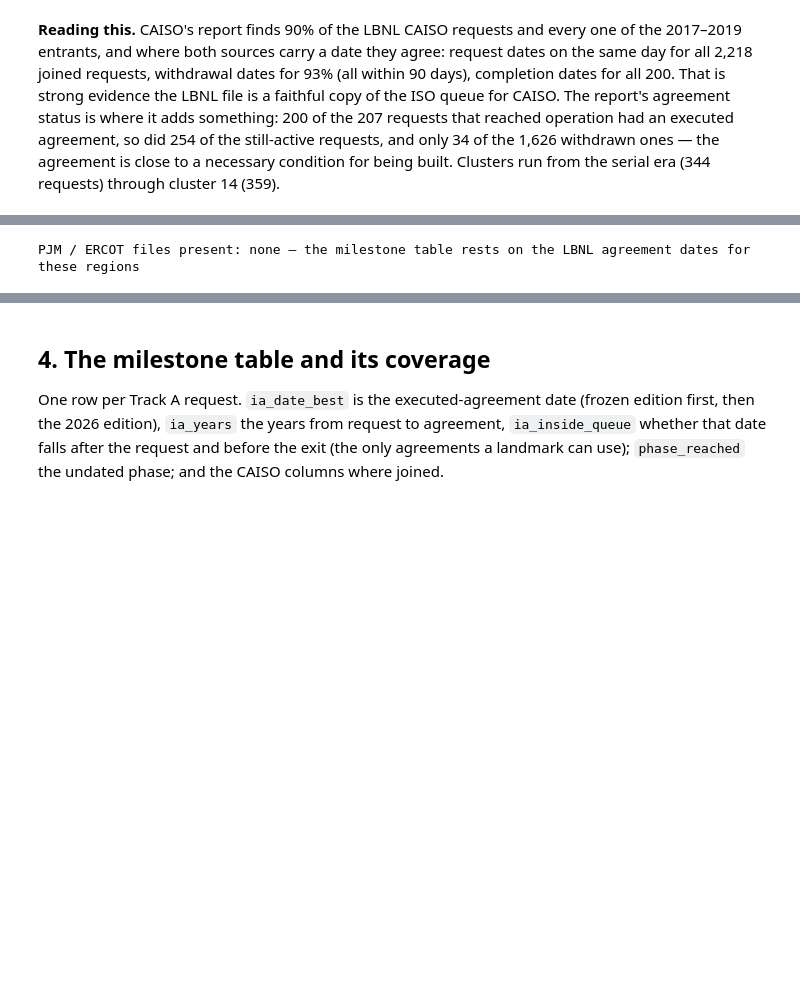
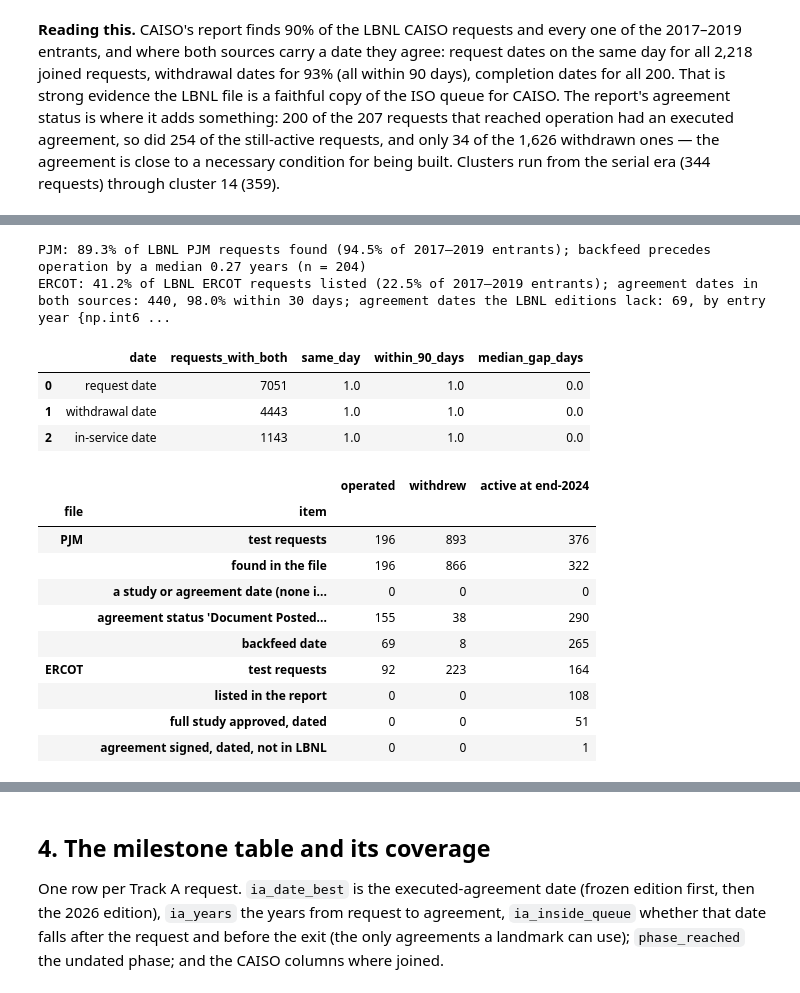
Before and after one commit to alanmossinger/Capstone, a Jupyter notebook: notebooks/13_iso_queue_files.ipynb, the cells around one changed output, grey strips where cells are left out. Drawn from its saved outputs; the diff is of its cells as text; code cells hidden in the pictures; blank space fills up the shorter version.

```diff
--- a/notebooks/13_iso_queue_files.ipynb
+++ b/notebooks/13_iso_queue_files.ipynb
@@ -173,5 +169,77 @@ Any `pjm_*.xlsx` or `ercot_*.xlsx` placed in `data/raw/iso/` is listed here; non
 # %%
-pending = sorted(p.name for p in RAW_ISO.glob("pjm_*")) + sorted(p.name for p in RAW_ISO.glob("ercot_*"))
-print("PJM / ERCOT files present:", pending if pending else "none — the milestone table rests on the LBNL agreement dates for these regions")
+from src import iso_files
+
+for name in ["pjm_queue_2026-10-07.xml", "ercot_gis_2026-10-07.xlsx"]:
+    assert recorded[name] == hashlib.sha256((RAW_ISO / name).read_bytes()).hexdigest(), f"{name} is not the file recorded in SHA256.txt"
+pjm = iso_files.read_pjm_queue(RAW_ISO / "pjm_queue_2026-10-07.xml")
+ercot = iso_files.read_ercot_gis(RAW_ISO / "ercot_gis_2026-10-07.xlsx")
+test_years = m["q_year"].between(2017, 2019)
+outcome = m["event"].map({0: "active at end-2024", 1: "operated", 2: "withdrew"})
+
+pj = m[m["region"] == "PJM"].merge(pjm, on="q_id", how="left")
+pj_found = pj["submitted_date"].notna() | pj["pjm_status"].notna()
+er = m[m["region"] == "ERCOT"].merge(ercot, on="q_id", how="left")
+er_found = er["listed_as"].notna()
+join_rates = pd.concat([join_rates, pd.DataFrame([
+    {"iso": "PJM", "lbnl_requests": len(pj), "found_in_iso_file": int(pj_found.sum()), "share_found": pj_found.mean(),
+     "share_found_2017_2019": pj_found[pj["q_year"].between(2017, 2019)].mean(), "snapshot": "2026-10-07", "rows_in_iso_file": len(pjm)},
+    {"iso": "ERCOT", "lbnl_requests": len(er), "found_in_iso_file": int(er_found.sum()), "share_found": er_found.mean(),
+     "share_found_2017_2019": er_found[er["q_year"].between(2017, 2019)].mean(), "snapshot": "2026-10-07 (Sep 2026 activity)",
+     "rows_in_iso_file": len(ercot)},
+])], ignore_index=True)
+join_rates.to_csv(paths.RESULTS / "iso_join_rates.csv", index=False)
+
+# dates both sources carry (PJM): request, withdrawal, operation
+pjm_dates = []
+for lbnl_col, iso_col, what, event in [("q_date", "submitted_date", "request date", None), ("exit_date", "withdrawal_date", "withdrawal date", 2),
+                                       ("exit_date", "in_service_date", "in-service date", 1)]:
+    sub = pj[pj[iso_col].notna() & (pj["event"] == event if event else True)]
+    gap = (sub[iso_col] - sub[lbnl_col]).dt.days
+    pjm_dates.append({"date": what, "requests_with_both": len(sub), "same_day": float((gap == 0).mean()),
+                      "within_90_days": float((gap.abs() <= 90).mean()), "median_gap_days": float(gap.median())})
+pjm_dates = pd.DataFrame(pjm_dates)
+
+# what each file dates after entry, for the 2017–2019 cohort, by LBNL outcome
+pt, et = pj[pj["q_year"].between(2017, 2019)], er[er["q_year"].between(2017, 2019)]
+pt_out, et_out = pt["event"].map({0: "active at end-2024", 1: "operated", 2: "withdrew"}), et["event"].map({0: "active at end-2024", 1: "operated", 2: "withdrew"})
+backfeed_lead = ((pj["in_service_date"] - pj["backfeed_date"]).dt.days / config.DAYS_PER_YEAR)[pj["event"] == 1].dropna()
+er_ia_new = er["ia_signed"].notna() & er["ia_date_best"].isna()
+both_ia = er[er["ia_signed"].notna() & er["ia_date_best"].notna()]
+contents = pd.DataFrame([
+    {"file": "PJM", "item": "test requests", **pt_out.value_counts().to_dict()},
+    {"file": "PJM", "item": "found in the file", **pt_out[pt["pjm_status"].notna()].value_counts().to_dict()},
+    {"file": "PJM", "item": "a study or agreement date (none in the export)", **{k: 0 for k in pt_out.unique()}},
+    {"file": "PJM", "item": "agreement status 'Document Posted' (undated)", **pt_out[pt["isa_status"] == "Document Posted"].value_counts().to_dict()},
+    {"file": "PJM", "item": "backfeed date", **pt_out[pt["backfeed_date"].notna()].value_counts().to_dict()},
+    {"file": "ERCOT", "item": "test requests", **et_out.value_counts().to_dict()},
+    {"file": "ERCOT", "item": "listed in the report", **et_out[et["listed_as"].notna()].value_counts().to_dict()},
+    {"file": "ERCOT", "item": "full study approved, dated", **et_out[et["fis_approved"].notna()].value_counts().to_dict()},
+    {"file": "ERCOT", "item": "agreement signed, dated, not in LBNL", **et_out[et["ia_signed"].notna() & et["ia_date_best"].isna()].value_counts().to_dict()},
+]).set_index(["file", "item"]).reindex(columns=["operated", "withdrew", "active at end-2024"]).fillna(0).astype(int)
+contents.to_csv(paths.RESULTS / "iso_file_contents.csv")
+ia_gap = (both_ia["ia_signed"] - both_ia["ia_date_best"]).dt.days
+print(f"PJM: {pj_found.mean():.1%} of LBNL PJM requests found ({join_rates.iloc[1]['share_found_2017_2019']:.1%} of 2017–2019 entrants); "
+      f"backfeed precedes operation by a median {backfeed_lead.median():.2f} years (n = {len(backfeed_lead):,})")
+print(f"ERCOT: {er_found.mean():.1%} of LBNL ERCOT requests listed ({join_rates.iloc[2]['share_found_2017_2019']:.1%} of 2017–2019 entrants); "
+      f"agreement dates in both sources: {len(both_ia):,}, {(ia_gap.abs() <= 30).mean():.1%} within 30 days; "
+      f"agreement dates the LBNL editions lack: {int(er_ia_new.sum()):,}, by entry year {er.loc[er_ia_new, 'q_year'].value_counts().sort_index().to_dict()}")
+display(pjm_dates.round(3))
+contents
 # %% [output]
-PJM / ERCOT files present: none — the milestone table rests on the LBNL agreement dates for these regions
+PJM: 89.3% of LBNL PJM requests found (94.5% of 2017–2019 entrants); backfeed precedes operation by a median 0.27 years (n = 204)
+ERCOT: 41.2% of LBNL ERCOT requests listed (22.5% of 2017–2019 entrants); agreement dates in both sources: 440, 98.0% within 30 days; agreement dates the LBNL editions lack: 69, by entry year {np.int6 ...
+|  | date | requests_with_both | same_day | within_90_days | median_gap_days |
+| 0 | request date | 7051 | 1.0 | 1.0 | 0.0 |
+| 1 | withdrawal date | 4443 | 1.0 | 1.0 | 0.0 |
+| 2 | in-service date | 1143 | 1.0 | 1.0 | 0.0 |
+|  |  | operated | withdrew | active at end-2024 |
+| file | item |  |  |  |
+| PJM | test requests | 196 | 893 | 376 |
+|  | found in the file | 196 | 866 | 322 |
+|  | a study or agreement date (none i... | 0 | 0 | 0 |
+|  | agreement status 'Document Posted... | 155 | 38 | 290 |
+|  | backfeed date | 69 | 8 | 265 |
+| ERCOT | test requests | 92 | 223 | 164 |
+|  | listed in the report | 0 | 0 | 108 |
+|  | full study approved, dated | 0 | 0 | 51 |
+|  | agreement signed, dated, not in LBNL | 0 | 0 | 1 |
```
Also changed, not shown: parts of 7 cells of this notebook, 5 other files.
